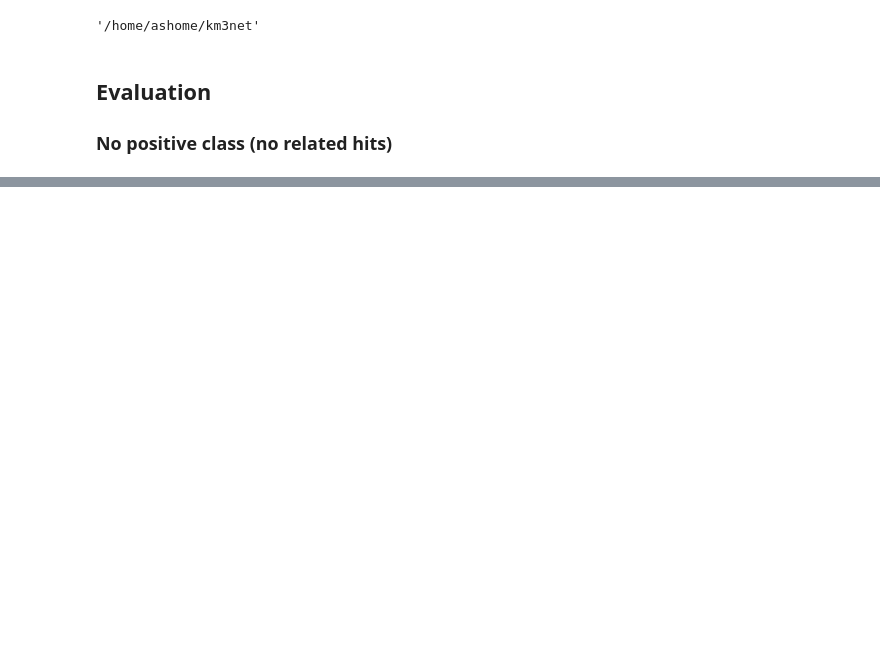
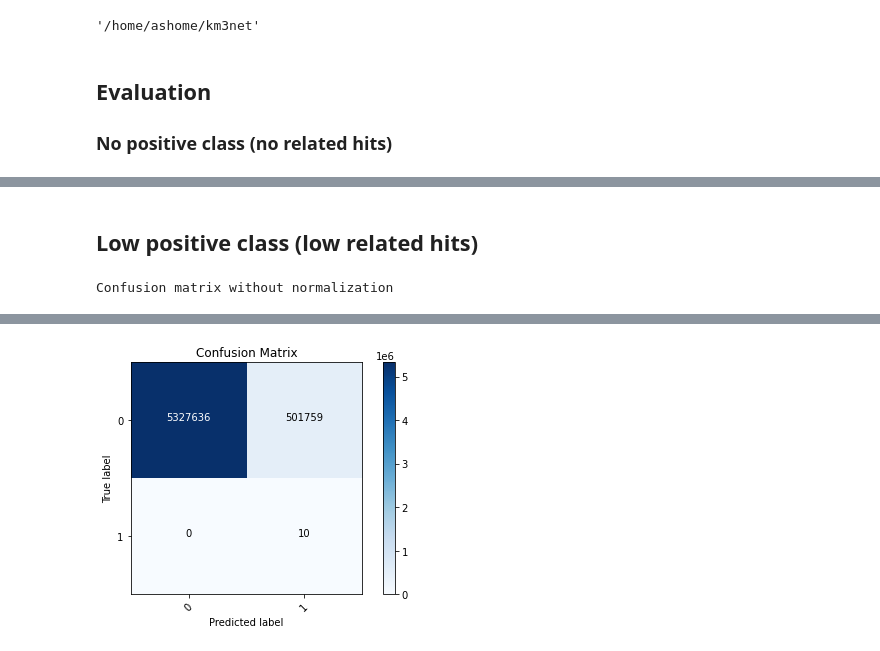
Before and after one commit to arumoy-shome/km3net, a Jupyter notebook: notebooks/pm/exp-eval.ipynb, the cells around one changed output, grey strips where cells are left out. Drawn from its saved outputs; the diff is of its cells as text; code cells hidden in the pictures; blank space fills up the shorter version.

```diff
--- a/notebooks/pm/exp-eval.ipynb
+++ b/notebooks/pm/exp-eval.ipynb
@@ -262,0 +219,14 @@ MLP(
+# %%
+from context import km3net
+from km3net.utils import ROOTDIR, MODELDIR
+import km3net.model.pm.utils as model_utils
+import km3net.model.eval as model_eval
+from km3net.model.pm.mlp import MLP
+import sklearn.metrics as skmetrics
+
+ASSETDIR = ROOTDIR+"/assets"
+# %%
+device = model_utils.get_device()
+model = MLP(4)
+model = model_utils.load_model(model, MODELDIR+"/pm.pt")
+model.to(device)
@@ -262,0 +250,8 @@ MLP(
+# %% [markdown]
+## Low positive class (low related hits)
+# %%
+y_true, y_pred, y_score = model_utils.test(test_dl_low, model, device)
+cm = skmetrics.confusion_matrix(y_true, y_pred)
+model_eval.confusion_matrix(cm, classes=[0, 1], save=ASSETDIR+"/pm-cm-low-related.png")
+# %% [output]
+Confusion matrix without normalization
@@ -262,0 +259 @@ MLP(
+[figure, added]
```
Also changed, not shown: parts of 25 cells of this notebook, 2 other files.
